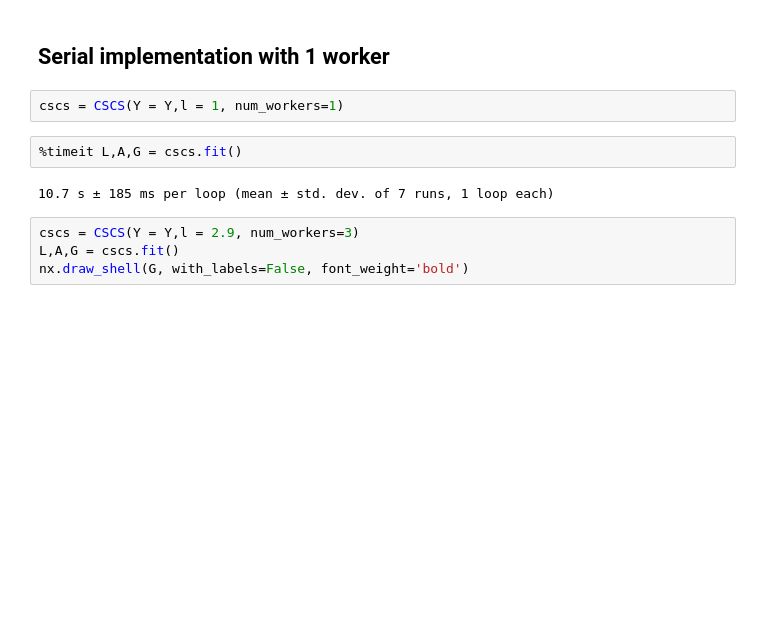
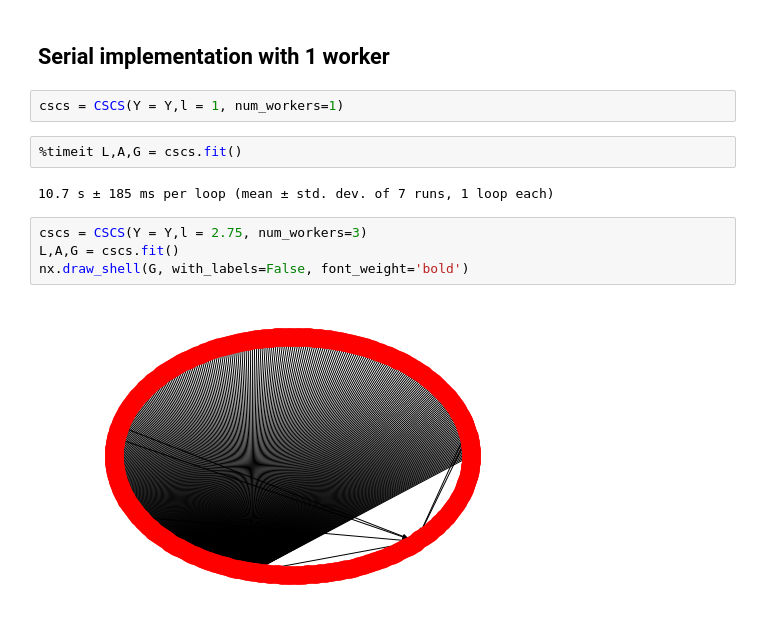
Before and after one commit to shr264/CSCS_python, a Jupyter notebook: CSCS_in_python_example.ipynb, the cells around one changed output. Drawn from its saved outputs; the diff is of its cells as text; blank space fills up the shorter version.

Commit message:
updated graph

```diff
--- a/CSCS_in_python_example.ipynb
+++ b/CSCS_in_python_example.ipynb
@@ -26,6 +26,8 @@ cscs = CSCS(Y = Y,l = 1, num_workers=1)
 # %% [output]
 10.7 s ± 185 ms per loop (mean ± std. dev. of 7 runs, 1 loop each)
 # %%
-cscs = CSCS(Y = Y,l = 2.9, num_workers=3)
+cscs = CSCS(Y = Y,l = 2.75, num_workers=3)
 L,A,G = cscs.fit()
 nx.draw_shell(G, with_labels=False, font_weight='bold')
+# %% [output]
+[figure, added]
```
